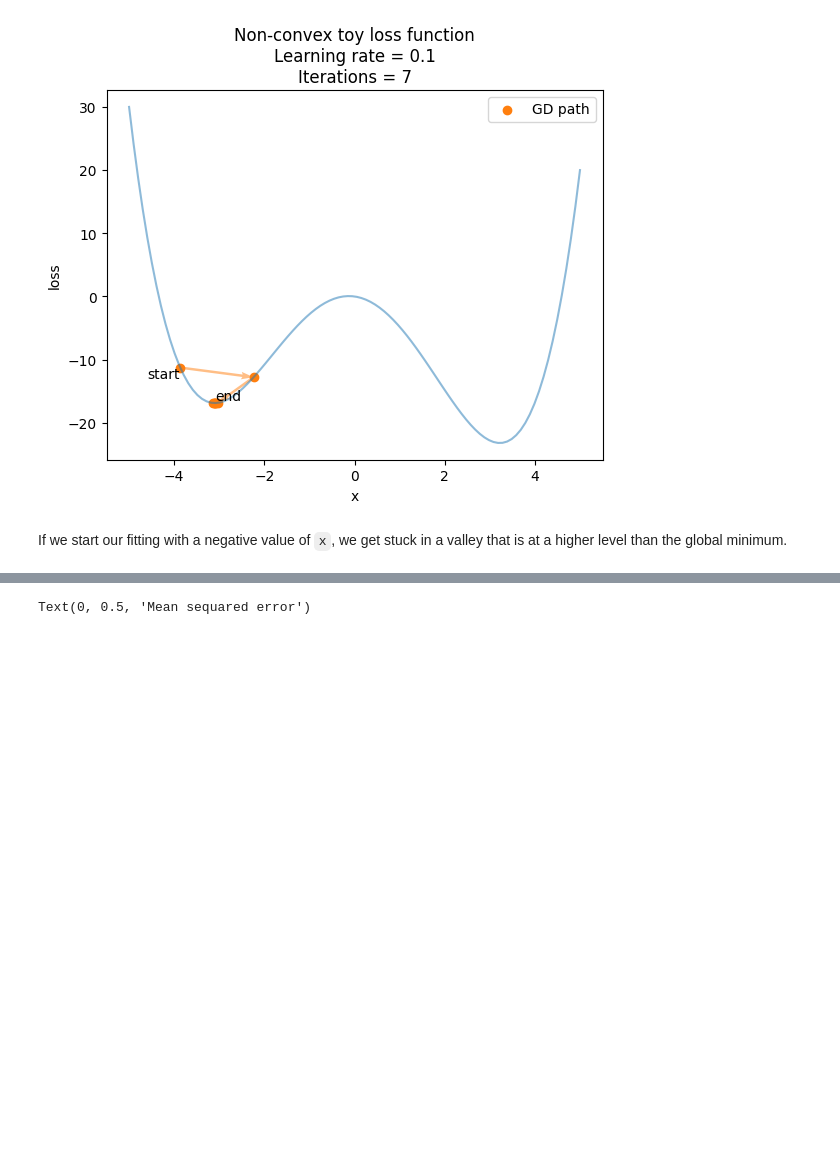
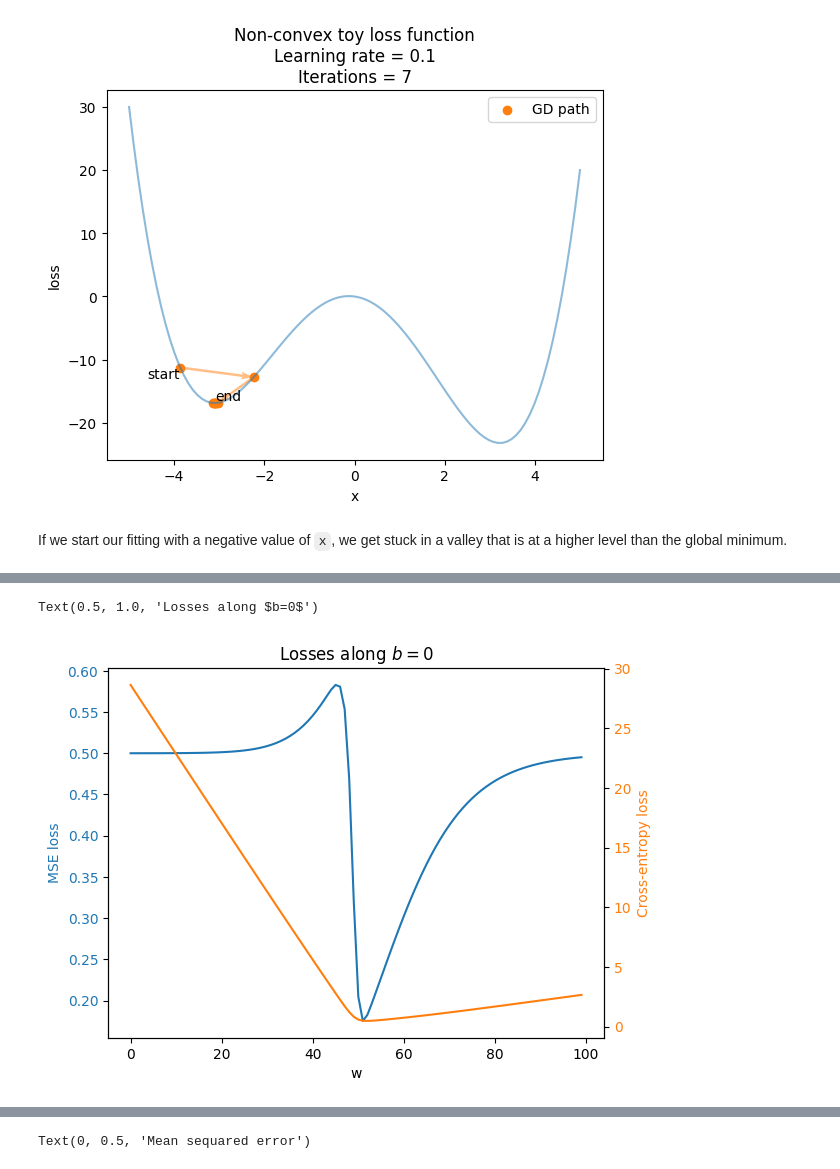
Before and after one commit to dbheadley/DecodingTheBrain, a Jupyter notebook: Week4/notes.ipynb, the cells around one changed output, grey strips where cells are left out. Cells and saved outputs as stored; diff of their text form; code cells hidden in the pictures; blank space fills up the shorter version.

```diff
--- a/Week4/notes.ipynb
+++ b/Week4/notes.ipynb
@@ -568,0 +577,18 @@ Text(0, 0.5, 'Negative Log Likelihood')
+# %%
+
+fig, ax = plt.subplots()
+ax.plot(loss_mse[:,50])
+ax_ce = ax.twinx()
+ax_ce.plot(loss_ce[:,50], color='tab:orange')
+ax.set_xlabel('w')
+ax.set_ylabel('MSE loss', color='tab:blue')
+ax.tick_params(axis='y', labelcolor='tab:blue')
+
+ax_ce.tick_params(axis='y', labelcolor='tab:orange')
+
+
+ax_ce.set_ylabel('Cross-entropy loss', color='tab:orange')
+ax.set_title('Losses along $b=0$')
+# %% [output]
+Text(0.5, 1.0, 'Losses along $b=0$')
+[figure, added]
```
Also changed, not shown: parts of 10 cells of this notebook.
